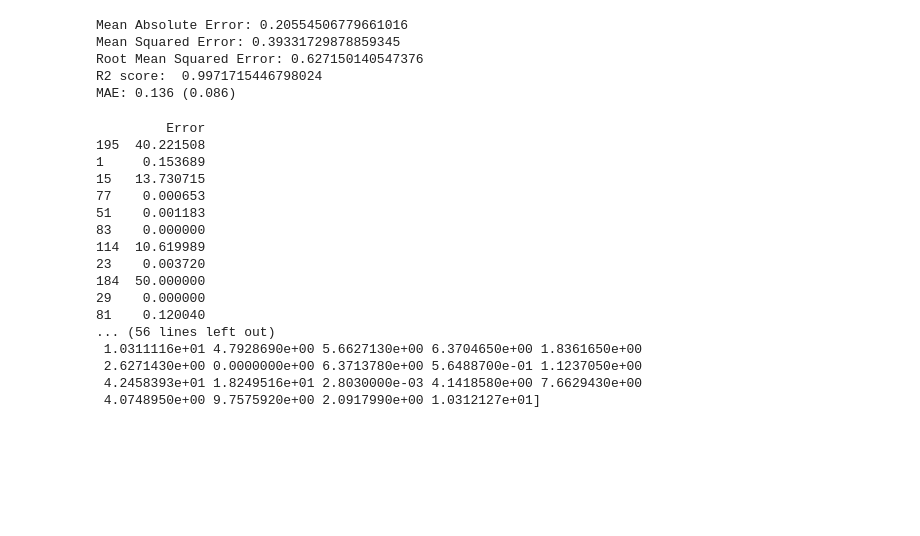
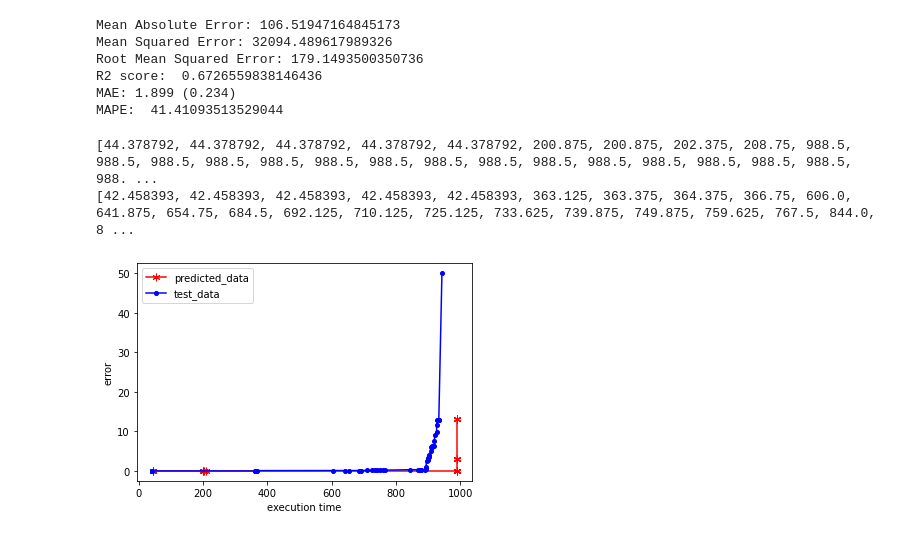
Before and after one commit to busenuraktilav/GPUProject, a Jupyter notebook: model_prediction/prediction.ipynb, the cells around one changed output. Cells and saved outputs as stored; diff of their text form; code cells hidden in the pictures; blank space fills up the shorter version.

```diff
--- a/model_prediction/prediction.ipynb
+++ b/model_prediction/prediction.ipynb
@@ -218,0 +192,10 @@ X_testscaled=sc_X.transform(x_test)
+# %%
+model = KNeighborsRegressor()
+model.fit(x_train, y_train)
+y_pred = model.predict(x_test)
+
+print('Mean Absolute Error:', metrics.mean_absolute_error(y_test, y_pred))
+print('Mean Squared Error:', metrics.mean_squared_error(y_test, y_pred))
+print('Root Mean Squared Error:', np.sqrt(metrics.mean_squared_error(y_test, y_pred)))
+print('R2 score: ', r2_score(y_test, y_pred))
+print('MAPE: ', mean_absolute_percentage_error(y_test, y_pred))
@@ -410,5 +617,5 @@ print(y_pred)
 # %%
-model = DecisionTreeRegressor()
+model = DecisionTreeRegressor(max_depth=1000, splitter="best", criterion="mse", min_samples_split=2)
 model.fit(x_train, y_train)
 
 y_pred = model.predict(x_test)
@@ -418,37 +625,18 @@ print('Mean Squared Error:', metrics.mean_squared_error(y_test, y_pred))
 print('Root Mean Squared Error:', np.sqrt(metrics.mean_squared_error(y_test, y_pred)))
 print('R2 score: ', r2_score(y_test, y_pred))
 
-cv = RepeatedKFold(n_splits=10, n_repeats=3, random_state=1)
+cv = RepeatedKFold(n_splits=10, n_repeats=5, random_state=1)
 # evaluate the model and collect the scores
 n_scores = cross_val_score(model, X, y, scoring='neg_mean_absolute_error', cv=cv, n_jobs=-1)
 # force the scores to be positive
 n_scores = absolute(n_scores)
-# summarize performanceNN
+# summarize performance
 print('MAE: %.3f (%.3f)' % (mean(n_scores), std(n_scores)))
+print('MAPE: ', mean_absolute_percentage_error(y_test, y_pred))
 # %% [output]
-Mean Absolute Error: 0.20554506779661016
-Mean Squared Error: 0.39331729878859345
-Root Mean Squared Error: 0.627150140547376
-R2 score:  0.9971715446798024
-MAE: 0.136 (0.086)
+Mean Absolute Error: 106.51947164845173
+Mean Squared Error: 32094.489617989326
+Root Mean Squared Error: 179.1493500350736
+R2 score:  0.6726559838146436
+MAE: 1.899 (0.234)
+MAPE:  41.41093513529044
-# %%
-print(y_test)
-print(y_pred)
-# %% [output]
-         Error
-195  40.221508
-1     0.153689
-15   13.730715
-77    0.000653
-51    0.001183
-83    0.000000
-114  10.619989
-23    0.003720
-184  50.000000
-29    0.000000
-81    0.120040
-... (56 lines left out)
- 1.0311116e+01 4.7928690e+00 5.6627130e+00 6.3704650e+00 1.8361650e+00
- 2.6271430e+00 0.0000000e+00 6.3713780e+00 5.6488700e-01 1.1237050e+00
- 4.2458393e+01 1.8249516e+01 2.8030000e-03 4.1418580e+00 7.6629430e+00
- 4.0748950e+00 9.7575920e+00 2.0917990e+00 1.0312127e+01]
@@ -459 +643,28 @@ X_testscaled=sc_X.transform(x_test)
+# %%
+y_pred_exec = []
+y_pred_err = []
+y_test_exec = []
+y_test_err = []
+y_test_n = y_test.to_numpy()
+y_test_n.sort()
+y_pred.sort()
+for i in range(50):
+    y_pred_exec.append(y_pred[i][1])
+    y_pred_err.append(y_pred[i][0])
+    y_test_exec.append(y_test_n[i][1])
+    y_test_err.append(y_test_n[i][0])
+
+y_pred_exec.sort()
+y_test_exec.sort()
+y_pred_err.sort()
+y_test_err.sort()
+print(y_pred_exec)
+print(y_test_exec)
+
+
+draw_BFDJ(y_pred_exec, y_pred_err, y_test_exec, y_test_err, "execution time", "error")
+# %% [output]
+[44.378792, 44.378792, 44.378792, 44.378792, 44.378792, 200.875, 200.875, 202.375, 208.75, 988.5, 988.5, 988.5, 988.5, 988.5, 988.5, 988.5, 988.5, 988.5, 988.5, 988.5, 988.5, 988.5, 988.5, 988.5, 988. ...
+[42.458393, 42.458393, 42.458393, 42.458393, 42.458393, 363.125, 363.375, 364.375, 366.75, 606.0, 641.875, 654.75, 684.5, 692.125, 710.125, 725.125, 733.625, 739.875, 749.875, 759.625, 767.5, 844.0, 8 ...
+[figure, added]
 # %%
```
Also changed, not shown: parts of 53 cells of this notebook, 6 other files.
